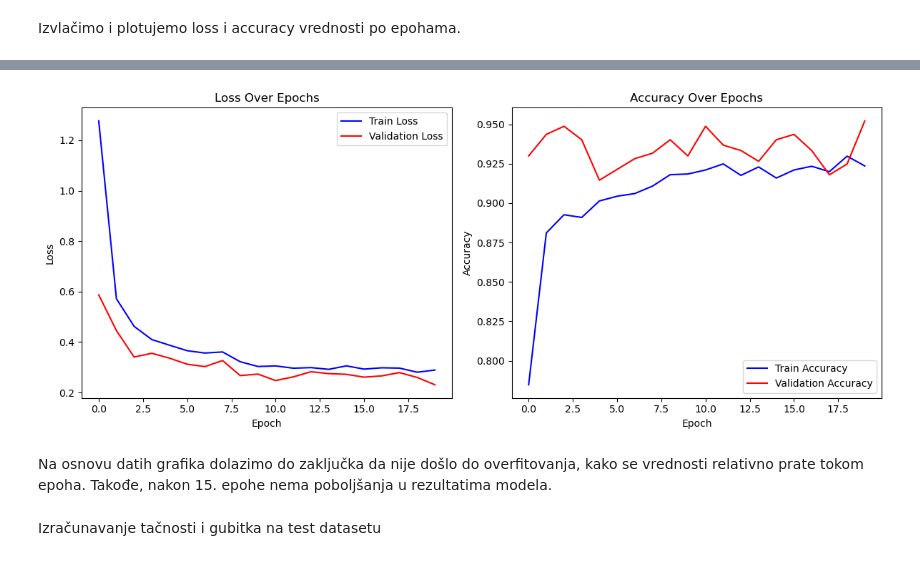
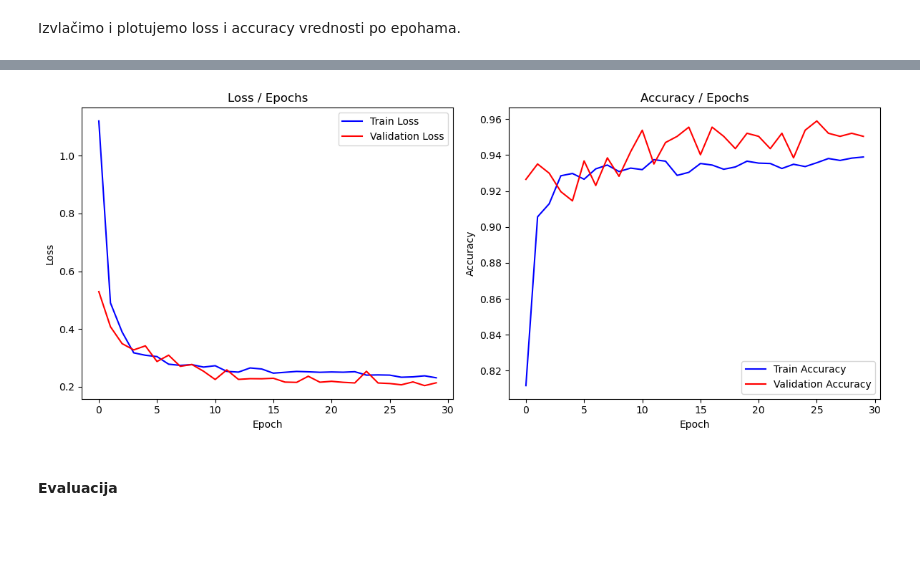
Before and after one commit to najeden/chest_xray_dl_classifier, a Jupyter notebook: projekat.ipynb, the cells around one changed output, grey strips where cells are left out. Drawn from its saved outputs; the diff is of its cells as text; code cells hidden in the pictures; blank space fills up the shorter version.

```diff
--- a/projekat.ipynb
+++ b/projekat.ipynb
@@ -163,22 +175,19 @@ train_ds = tf.keras.preprocessing.image_dataset_from_directory(
     train_dir,
     color_mode = 'grayscale',
     image_size = (img_h, img_w),
-    batch_size = batch_size
-)
+    batch_size = batch_size)
 
 val_ds = tf.keras.preprocessing.image_dataset_from_directory(
     val_dir,
     color_mode = 'grayscale',
     image_size = (img_h, img_w),
-    batch_size = batch_size
-)
+    batch_size = batch_size)
 
 test_ds = tf.keras.preprocessing.image_dataset_from_directory(
     test_dir,
     color_mode = 'grayscale',
     image_size = (img_h, img_w),
-    batch_size = batch_size
-)
+    batch_size = batch_size)
 # %% [output]
 Found 4684 files belonging to 2 classes.
 Found 585 files belonging to 2 classes.
@@ -285,0 +442,26 @@ Izvlačimo i plotujemo loss i accuracy vrednosti po epohama.
+# %%
+model = tf.keras.Sequential([
+
+    layers.Rescaling(scale=1./255),
+    layers.Conv2D(32, 3, activation='relu', kernel_regularizer=tf.keras.regularizers.l2(0.01)),
+    layers.MaxPooling2D(),
+    layers.Conv2D(64, 3, activation='relu',kernel_regularizer=tf.keras.regularizers.l2(0.01) ),
+    layers.MaxPooling2D(),
+    layers.Conv2D(128, 3, activation='relu', kernel_regularizer=tf.keras.regularizers.l2(0.01)),
+    layers.MaxPooling2D(),
+
+    layers.Flatten(),
+    layers.Dense(256, activation='relu', kernel_regularizer=tf.keras.regularizers.l2(0.01)),
+    layers.Dropout(0.25),
+
+    layers.Dense(1, activation='sigmoid')
+])
+# %%
+model.compile( optimizer='adam',
+              loss='binary_crossentropy',
+              metrics=['accuracy'] )
+# %%
+history_model = model.fit(train_ds,
+                          validation_data = val_ds,
+                          epochs = 30,
+                          verbose = 1 )
@@ -286,36 +486,33 @@ Izvlačimo i plotujemo loss i accuracy vrednosti po epohama.
 # %%
 train_loss = model.history.history['loss']
 val_loss = model.history.history['val_loss']
 train_accuracy = model.history.history['accuracy']
 val_accuracy = model.history.history['val_accuracy']
 
 plt.figure(figsize=(12, 5))
 
 plt.subplot(1, 2, 1)
 plt.plot(train_loss, label='Train Loss', color='blue')
 plt.plot(val_loss, label='Validation Loss', color='red')
 plt.xlabel('Epoch')
 plt.ylabel('Loss')
-plt.title('Loss Over Epochs')
+plt.title('Loss / Epochs')
 plt.legend()
 
-# Plot accuracy
 plt.subplot(1, 2, 2)
 plt.plot(train_accuracy, label='Train Accuracy', color='blue')
 plt.plot(val_accuracy, label='Validation Accuracy', color='red')
 plt.xlabel('Epoch')
 plt.ylabel('Accuracy')
-plt.title('Accuracy Over Epochs')
+plt.title('Accuracy / Epochs')
 plt.legend()
 
 plt.tight_layout()
 plt.show()
 # %% [output]
-[figure, old version]
+[figure, new version]
-# %% [markdown]
-Na osnovu datih grafika dolazimo do zaključka da nije došlo do overfitovanja, kako se vrednosti relativno prate tokom epoha. Takođe, nakon 15. epohe nema poboljšanja u rezultatima modela.
-# %% [markdown]
-Izračunavanje tačnosti i gubitka na test datasetu
+# %% [markdown]
+#### Evaluacija
 # %%
 model.evaluate(test_ds)
 # %% [output]
```
Also changed, not shown: parts of 75 cells of this notebook.
